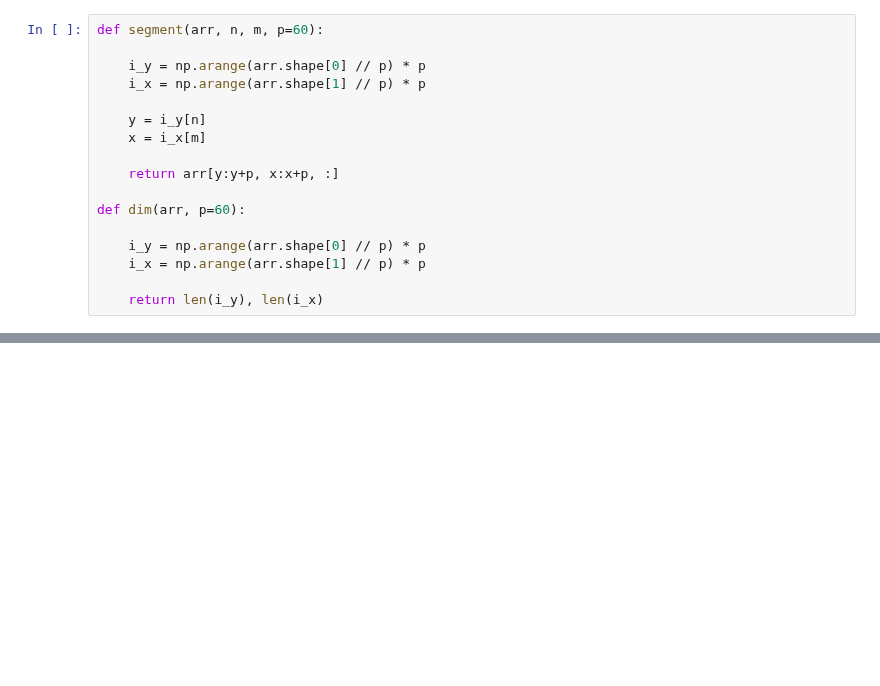
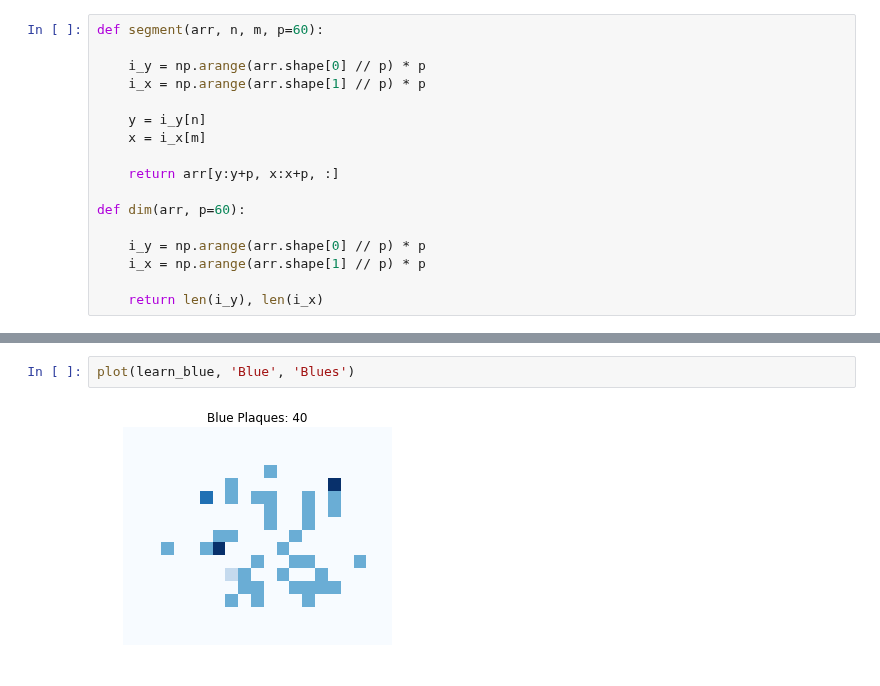
Before and after one commit to shauseth/phage-counting, a Jupyter notebook: count.ipynb, the cells around one changed output, grey strips where cells are left out. Cells and saved outputs as stored; diff of their text form; blank space fills up the shorter version.

```diff
--- a/count.ipynb
+++ b/count.ipynb
@@ -103,0 +99,4 @@ plt.show()
+# %%
+plot(learn_blue, 'Blue', 'Blues')
+# %% [output]
+[figure, added]
```
Also changed, not shown: parts of 15 cells of this notebook, 4 other files.
